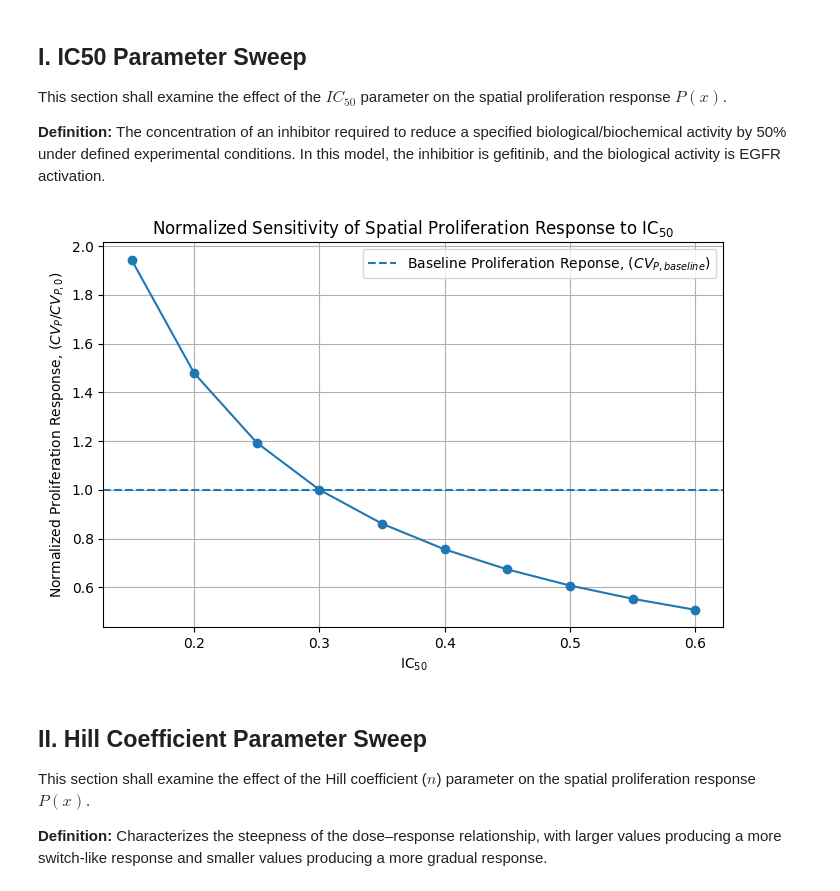
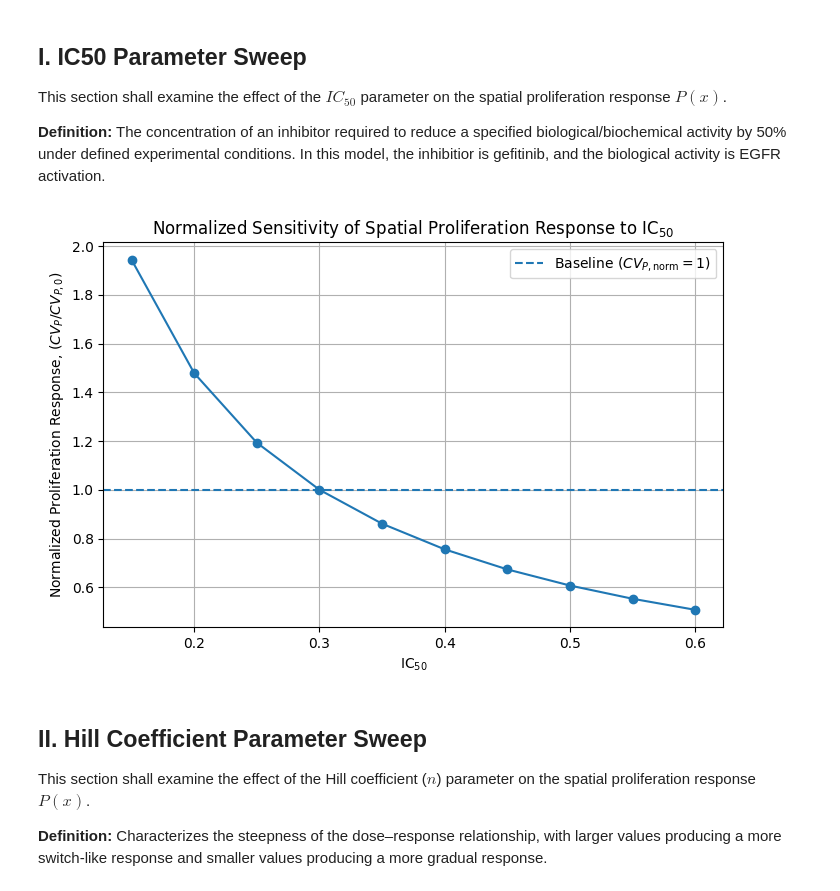
Before and after one commit to abhirym/Drug-Diffusion-Project, a Jupyter notebook: exp05_sensitivity_analysis_v2.ipynb, the cells around one changed output. Cells and saved outputs as stored; diff of their text form; code cells hidden in the pictures.

```diff
--- a/exp05_sensitivity_analysis_v2.ipynb
+++ b/exp05_sensitivity_analysis_v2.ipynb
@@ -324,10 +351,11 @@ $(IC_{50})$ and $(n)$.
 # when literature-supported parameter ranges are established.
 
 sensitivity_parameters = {
-    "D_multiplier": np.logspace(
-        np.log10(0.2),
-        np.log10(2.0),
-        10
+    "D_multiplier": np.sort(
+        np.append(
+            np.logspace(np.log10(0.2), np.log10(2.0), 10),
+            1.0
+        )
     ),
     "IC_50": np.linspace(0.15, 0.60, 10),
     "n": np.linspace(0.5, 2.0, 10)
@@ -502,25 +464,25 @@ for value in IC50_values:
 
 IC50_responses = np.array(IC50_responses)
 # %%
-# Plot normalized responses (normalized to R_P_baseline)
+# Plot normalized responses (normalized to CV_P_baseline)
 IC50_responses_norm = IC50_responses / CV_P_baseline
 
 plt.figure(figsize=(8, 5))
 
 plt.plot(IC50_values, IC50_responses_norm, marker="o")
 
-plt.axhline(1.0, linestyle="--", label="Baseline Proliferation Reponse, (${CV}_{P, baseline}$)")
+plt.axhline(1.0, linestyle="--", label=r"Baseline ($CV_{P,\mathrm{norm}} = 1$)")
 
 plt.xlabel(r"$\mathrm{IC}_{50}$")
 plt.ylabel(r"Normalized Proliferation Response, (${CV}_P/{CV}_{P,0}$)")
 plt.title(r"Normalized Sensitivity of Spatial Proliferation Response to $\mathrm{IC}_{50}$")
 plt.grid(True)
 
 plt.legend()
 plt.savefig("figures/exp05_IC50_sweep")
 plt.show()
 # %% [output]
-[figure, old version]
+[figure, new version]
 # %% [markdown]
 ## II. Hill Coefficient Parameter Sweep
 
```
Also changed, not shown: parts of 14 cells of this notebook, 10 other files.
